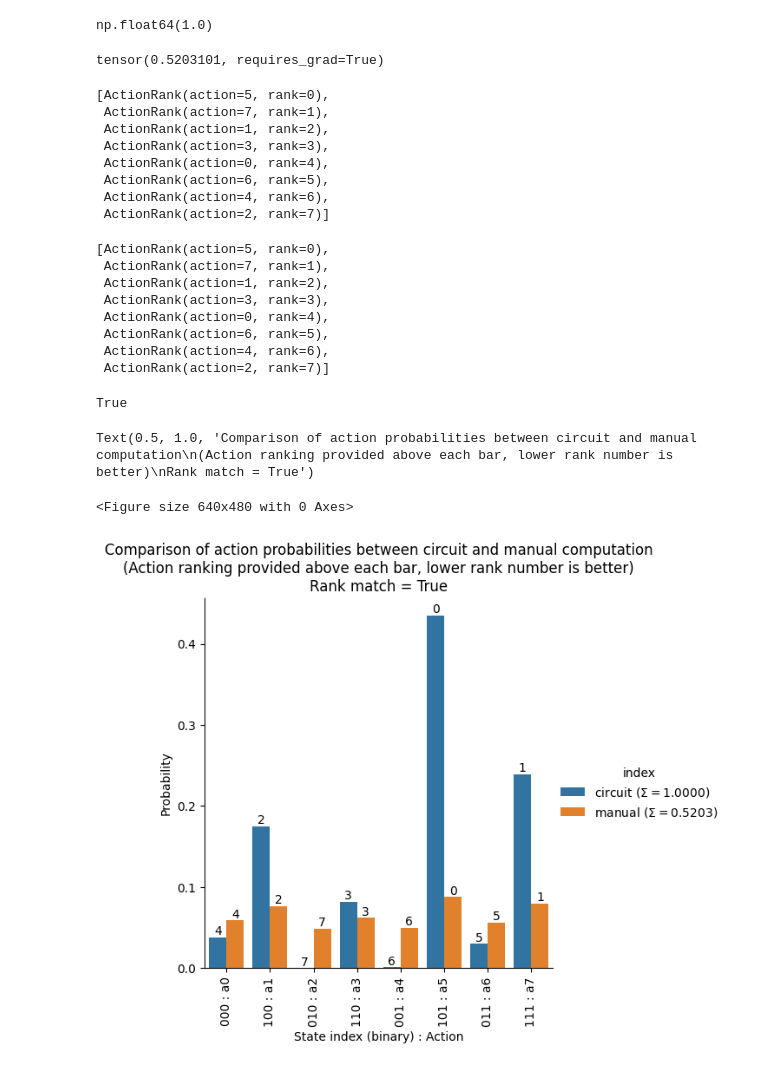
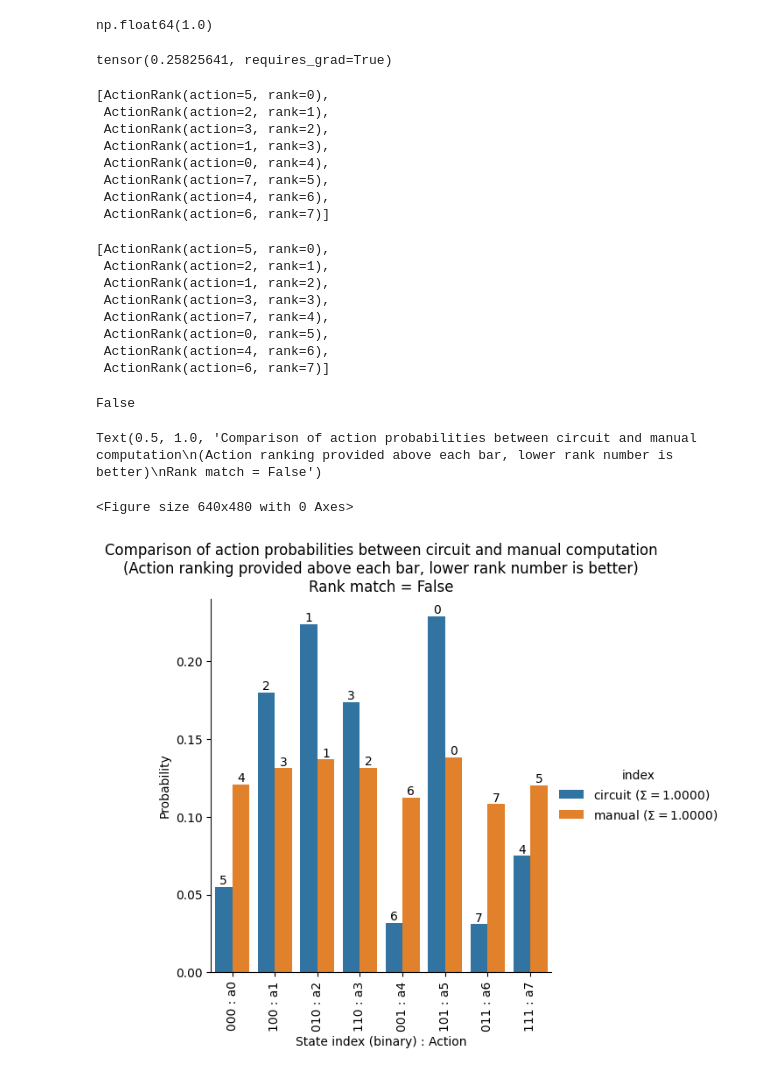
Before and after one commit to news-vt/qnrl, a Jupyter notebook: q-dist.ipynb, the cells around one changed output. Cells and saved outputs as stored; diff of their text form; code cells hidden in the pictures.

Commit message:
Testing with more return atoms

```diff
--- a/q-dist.ipynb
+++ b/q-dist.ipynb
@@ -137,7 +137,7 @@ def prepare_action_returns(
     qml.Select(ops, control=wires_action)
 # %%
 n_actions = 8 # 4, 16
-n_returns = 16 # 8, 64
+n_returns = 32 # 8, 64
 d_actions = int(np.log2(n_actions))
 d_returns = int(np.log2(n_returns))
 # %%
@@ -465,8 +461,8 @@ funcs = [
 ]
 # N = 2
 # N = 5
-# N = n_returns
-N = n_returns+1
+N = n_returns
+# N = n_returns+1
 # N = int(np.sqrt(n_actions * n_returns)) # Run multiple times.
 # N = n_actions * n_returns
 # N = 2*N
@@ -587,7 +583,7 @@ np.float64(1.0)
 # %%
 (returns_probs_matrix @ returns_atoms_values_original).sum() / probs_actions.sum()
 # %% [output]
-tensor(0.5203101, requires_grad=True)
+tensor(0.25825641, requires_grad=True)
 # %%
 from collections import namedtuple
 ActionRank = namedtuple("ActionRank", ["action", "rank"])
@@ -599,13 +595,13 @@ action_rank_manual_compute = list(ActionRank(action, rank) for rank,action in en
 action_rank_manual_compute
 # %% [output]
 [ActionRank(action=5, rank=0),
- ActionRank(action=7, rank=1),
- ActionRank(action=1, rank=2),
- ActionRank(action=3, rank=3),
+ ActionRank(action=2, rank=1),
+ ActionRank(action=3, rank=2),
+ ActionRank(action=1, rank=3),
  ActionRank(action=0, rank=4),
- ActionRank(action=6, rank=5),
+ ActionRank(action=7, rank=5),
  ActionRank(action=4, rank=6),
- ActionRank(action=2, rank=7)]
+ ActionRank(action=6, rank=7)]
 # %%
 ### Rank actions from high-to-low based on their circuit probability.
 
@@ -614,42 +610,44 @@ action_rank_circuit_probs = list(ActionRank(action, rank) for rank,action in enu
 action_rank_circuit_probs
 # %% [output]
 [ActionRank(action=5, rank=0),
- ActionRank(action=7, rank=1),
+ ActionRank(action=2, rank=1),
  ActionRank(action=1, rank=2),
  ActionRank(action=3, rank=3),
- ActionRank(action=0, rank=4),
- ActionRank(action=6, rank=5),
+ ActionRank(action=7, rank=4),
+ ActionRank(action=0, rank=5),
  ActionRank(action=4, rank=6),
- ActionRank(action=2, rank=7)]
+ ActionRank(action=6, rank=7)]
 # %%
 ### Verify manually computed action rank is the same as the rank estimated by the circuit.
 
 action_rank_manual_compute == action_rank_circuit_probs
 # %% [output]
-True
+False
 # %%
 ### To make visual comparison easier, plot action probabilities from quantum circuit and manual computation together on same chart.
 
-df = pd.DataFrame(np.array([probs_actions, returns_probs_matrix @ returns_atoms_values_original]), columns=[f"a{i}" for i in range(n_actions)], index=[f"circuit ($\\Sigma = {probs_actions.sum():.4f}$)", f"manual ($\\Sigma = {(returns_probs_matrix @ returns_atoms_values_original).sum():.4f}$)"])
+y = returns_probs_matrix @ returns_atoms_values_original
+y /= y.sum()
+df = pd.DataFrame(np.array([probs_actions, y]), columns=[f"a{i}" for i in range(n_actions)], index=[f"circuit ($\\Sigma = {probs_actions.sum():.4f}$)", f"manual ($\\Sigma = {y.sum():.4f}$)"])
 df = df.reset_index()
 df = df.melt(id_vars='index')
 
 plt.figure()
 g = sns.catplot(data=df, x='variable', y='value', hue='index', kind="bar", legend=True)
 ax = g.facet_axis(0, 0)
 for idx, (container, actionrank) in enumerate(zip(ax.containers, [action_rank_circuit_probs, action_rank_manual_compute])):
     # labels = [f"{v.get_height():.4f}" for v in container]
     actionrank = sorted(actionrank, key=lambda ar: ar.action)
     labels = [f"{actionrank[j].rank}" for j, v in enumerate(container)]
     ax.bar_label(container, labels=labels, label_type='edge')
 g.set_xticklabels([f"{i:0{d_actions}b}"[::-1] + f" : a{i}" for i in range(n_actions)], rotation=90)
 g.set_xlabels("State index (binary) : Action")
 g.set_ylabels("Probability")
 plt.title(f"Comparison of action probabilities between circuit and manual computation\n(Action ranking provided above each bar, lower rank number is better)\nRank match = {action_rank_manual_compute == action_rank_circuit_probs}")
 # %% [output]
-Text(0.5, 1.0, 'Comparison of action probabilities between circuit and manual computation\n(Action ranking provided above each bar, lower rank number is better)\nRank match = True')
+Text(0.5, 1.0, 'Comparison of action probabilities between circuit and manual computation\n(Action ranking provided above each bar, lower rank number is better)\nRank match = False')
 <Figure size 640x480 with 0 Axes>
-[figure, old version]
+[figure, new version]
 # %%
 ### Probabilities derived from measuring the returns qubits in the circuit.
 
```
Also changed, not shown: parts of 8 cells of this notebook.
